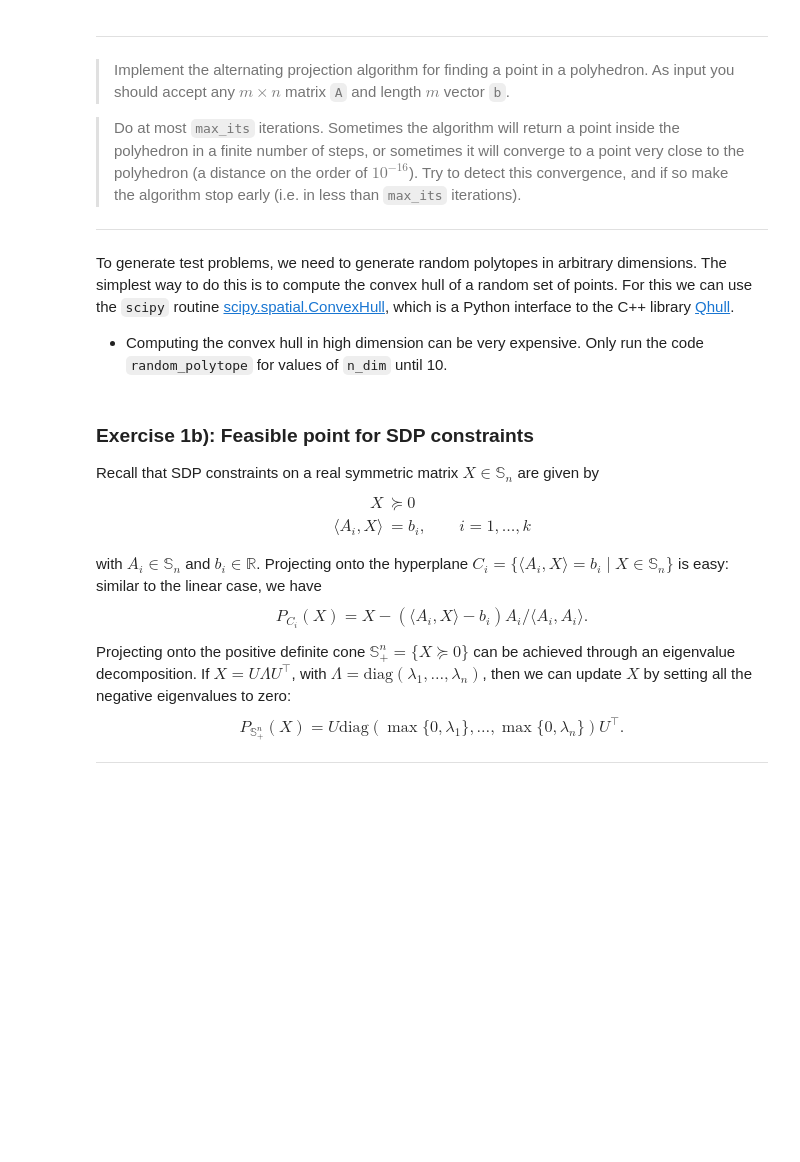
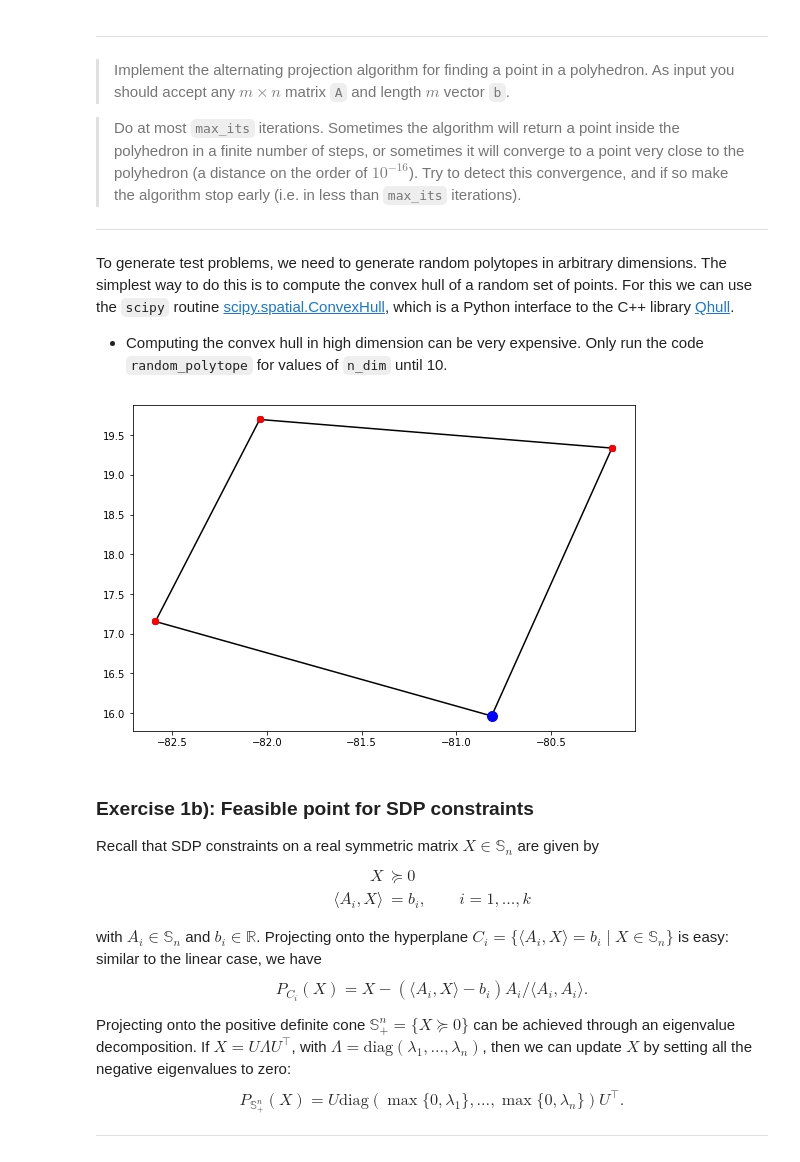
Before and after one commit to anhnguyendepocen/optimization-II-2021, a Jupyter notebook: notebooks/week14.ipynb, the cells around one changed output. Cells and saved outputs as stored; diff of their text form; code cells hidden in the pictures; blank space fills up the shorter version.

Commit message:
project solutions

```diff
--- a/notebooks/week14.ipynb
+++ b/notebooks/week14.ipynb
@@ -86,27 +86,49 @@ def plot_hull_2D(hull):
 # %%
 def alternating_projection_polyhedron(A, b, max_its=100):
     """
     Compute a feasible point in the polyhedron A@x<=b using alternating
     projection algorithm.
     Use a maximum of `max_its` iterations. Stop early when converge is reached.
     """
 
-    # ENTER YOUR CODE HERE
+    # BEGIN SOLUTION
+    x = np.zeros(A.shape[1])
 
+    def proj_once(i, x):
+        "project `x` onto `i`th hyperplane"
+        a = A[i]
+        bi = b[i]
+        violation = np.dot(a, x) - bi
+        if violation <= 0:
+            return x, 0
+        else:
+            return x - violation * a / np.dot(a, a), violation
+
+    for _ in range(max_its):
+        max_violation = 0
+        for i in range(len(A)):
+            x, violation = proj_once(i, x)
+            max_violation = max(max_violation, violation)
+        if max_violation <= 1e-12:
+            break
+    return x
+    # END SOLUTION
 
 
 # Generate random polytope, and plot if 2D
 # You should `dim` to other values, and see if it still works
 # Don't put `dim` higher than ~10, since then the convex hull
 # takes long to compute.
 dim = 2
 A, b, hull = random_polytope(dim)
 if dim == 2:
     plot_hull_2D(hull)
 
 x = alternating_projection_polyhedron(A, b)
 
 plt.plot([x[0]], [x[1]], "ob", markersize=10);
+# %% [output]
+[figure, added]
 # %% [markdown]
 ### Exercise 1b): Feasible point for SDP constraints
 
```
Also changed, not shown: parts of 2 cells of this notebook.
